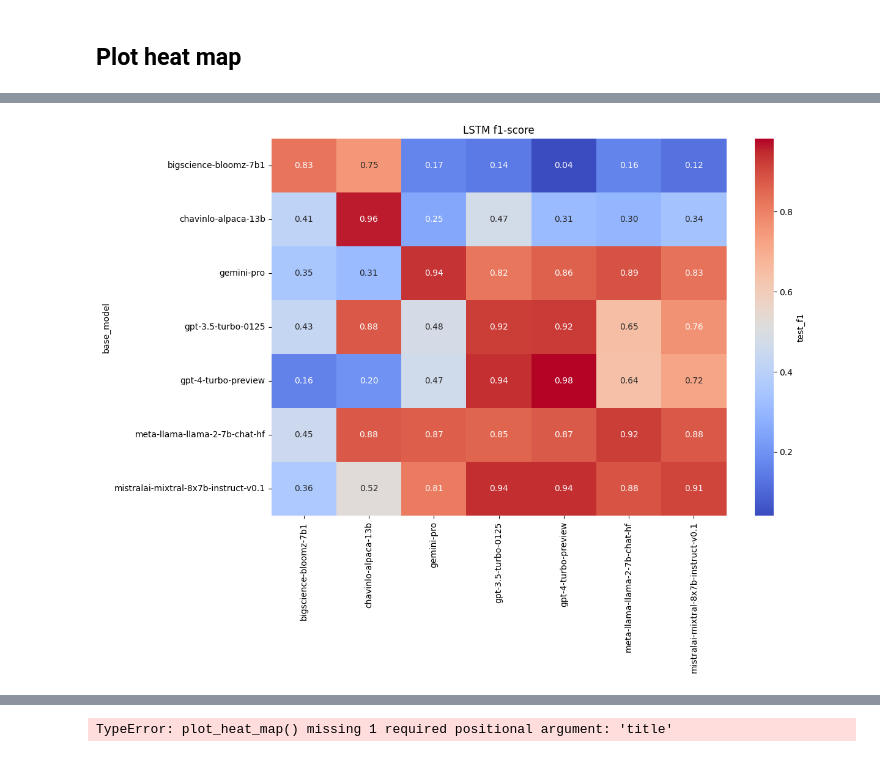
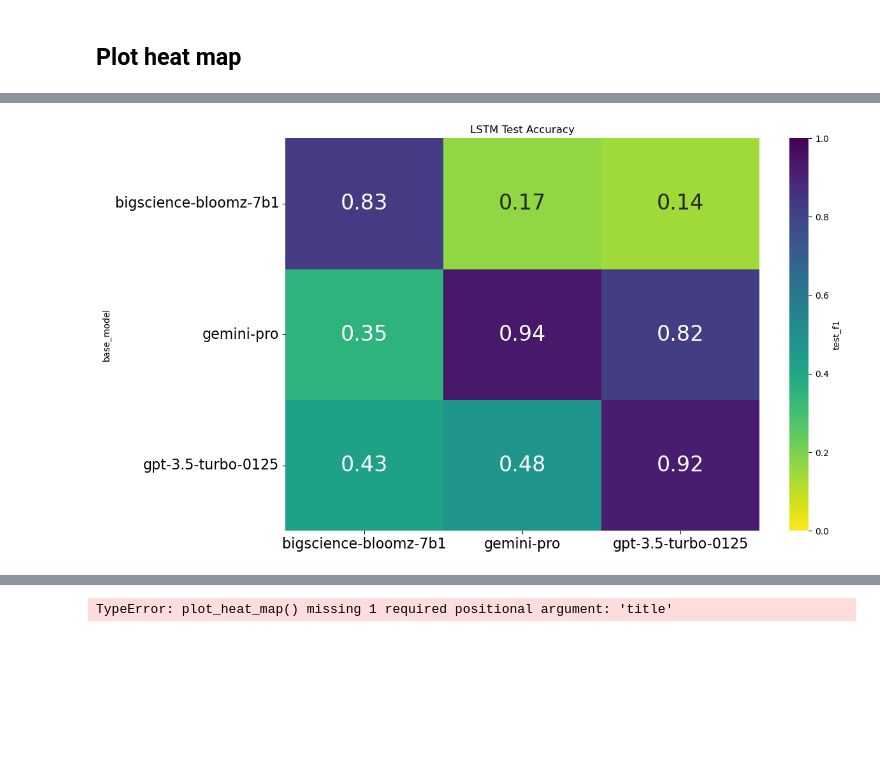
Before and after one commit to dundurlunka/llm-detect, a Jupyter notebook: src/baseline/one-vs-each-heat-map.ipynb, the cells around one changed output, grey strips where cells are left out. Cells and saved outputs as stored; diff of their text form; code cells hidden in the pictures; blank space fills up the shorter version.

Commit message:
simplified heatmaps to have less rows and columns

```diff
--- a/src/baseline/one-vs-each-heat-map.ipynb
+++ b/src/baseline/one-vs-each-heat-map.ipynb
@@ -39,3 +37,5 @@ models = ['gemini-pro', 'gpt-4-turbo-preview', 'gpt-3.5-turbo-0125', 'mistralai-
+# %%
+models = ['gemini-pro', 'bigscience-bloomz-7b1', 'gpt-3.5-turbo-0125']
 # %% [markdown]
 ## Plot heat map
 # %%
@@ -74,7 +74,10 @@ def plot_heat_map(data, native_metrics_dict, title, use_full_test_set=True, metr
     df = pd.DataFrame(heatmap_data)
     df.set_index('base_model', inplace=True)
     df = df.sort_index(axis=1)
+
     plt.figure(figsize=(12, 8))
-    sns.heatmap(df, annot=True, cmap='coolwarm', fmt=".2f", cbar_kws={'label': metric})
+    ax = sns.heatmap(df, annot=True, cmap='viridis_r', fmt=".2f", cbar_kws={'label': metric}, annot_kws={"size": 24}, vmin=0, vmax=1)
+    ax.set_xticklabels(ax.get_xticklabels(), fontsize=16)
+    ax.set_yticklabels(ax.get_yticklabels(), fontsize=16, rotation=0)
     plt.title(title)
     plt.show()
@@ -81,4 +92,4 @@ def plot_heat_map(data, native_metrics_dict, title, use_full_test_set=True, metr
 # %%
-plot_heat_map(data, native_metrics_dict, 'LSTM f1-score', use_full_test_set=False, metric='test_f1')
+plot_heat_map(data, native_metrics_dict, 'LSTM Test Accuracy', use_full_test_set=False, metric='test_f1')
 # %% [output]
-[figure, old version]
+[figure, new version]
```
Also changed, not shown: parts of 4 cells of this notebook, 4 other files.
